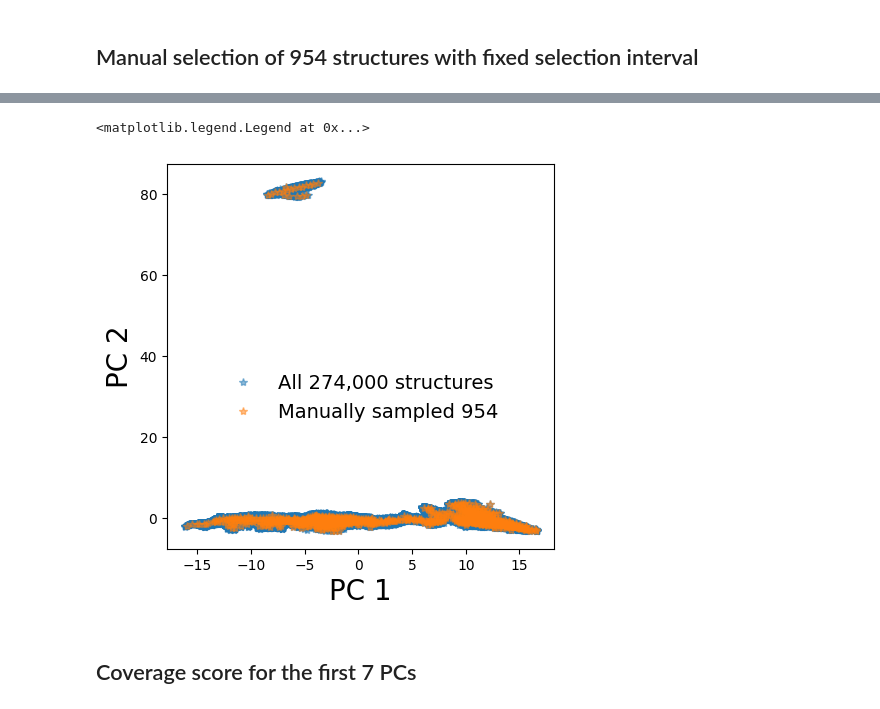
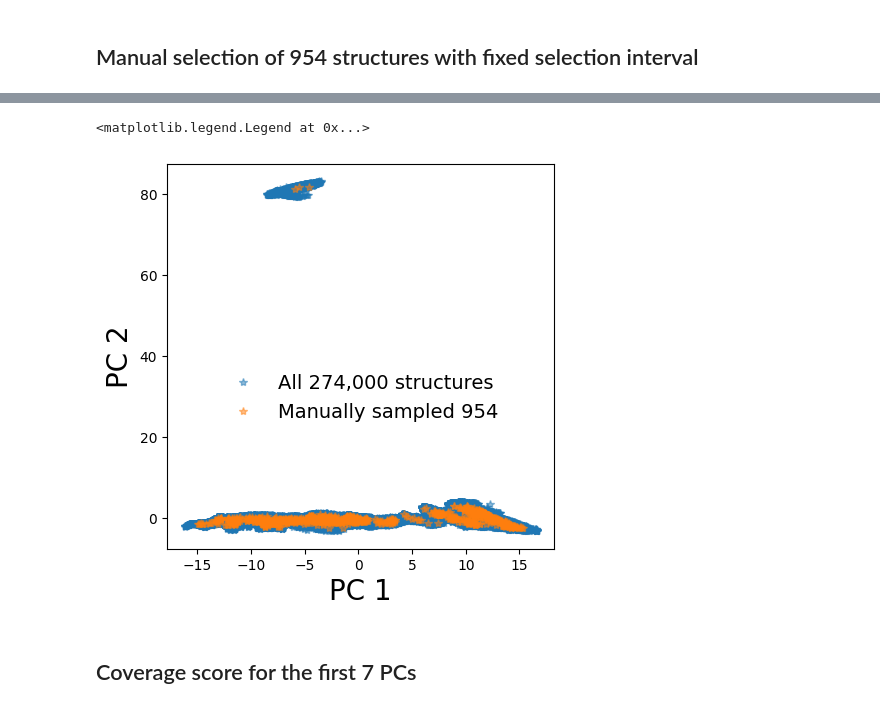
Before and after one commit to materialsvirtuallab/maml, a Jupyter notebook: notebooks/direct/Example2_Ti-H.ipynb, the cells around one changed output, grey strips where cells are left out. Saved outputs shown, nothing was run; the diff lists cells and outputs as text; code cells hidden in the pictures.

Commit message:
Correct plot in notebook

```diff
--- a/notebooks/direct/Example2_Ti-H.ipynb
+++ b/notebooks/direct/Example2_Ti-H.ipynb
@@ -197,6 +190,6 @@ Wall time: 14.3 ms
 # %%
 %%time
 manual_selection_index = [int(i) for i in np.linspace(0, 274000-1, 954)]
-plot_PCAfeature_coverage(all_features, selected_indexes, "Manually")
+plot_PCAfeature_coverage(all_features, manual_selection_index, "Manually")
 plt.legend(bbox_to_anchor=(0.1,0.5), loc="upper left", fontsize=14, frameon=False)
 # %% [output]
@@ -205,5 +198,5 @@ Wall time: 15.3 ms
 <matplotlib.legend.Legend at 0x...>
-[figure, old version]
+[figure, new version]
 # %% [markdown]
 ## Coverage score for the first 7 PCs
 # %%
```
Also changed, not shown: parts of 11 cells of this notebook.
